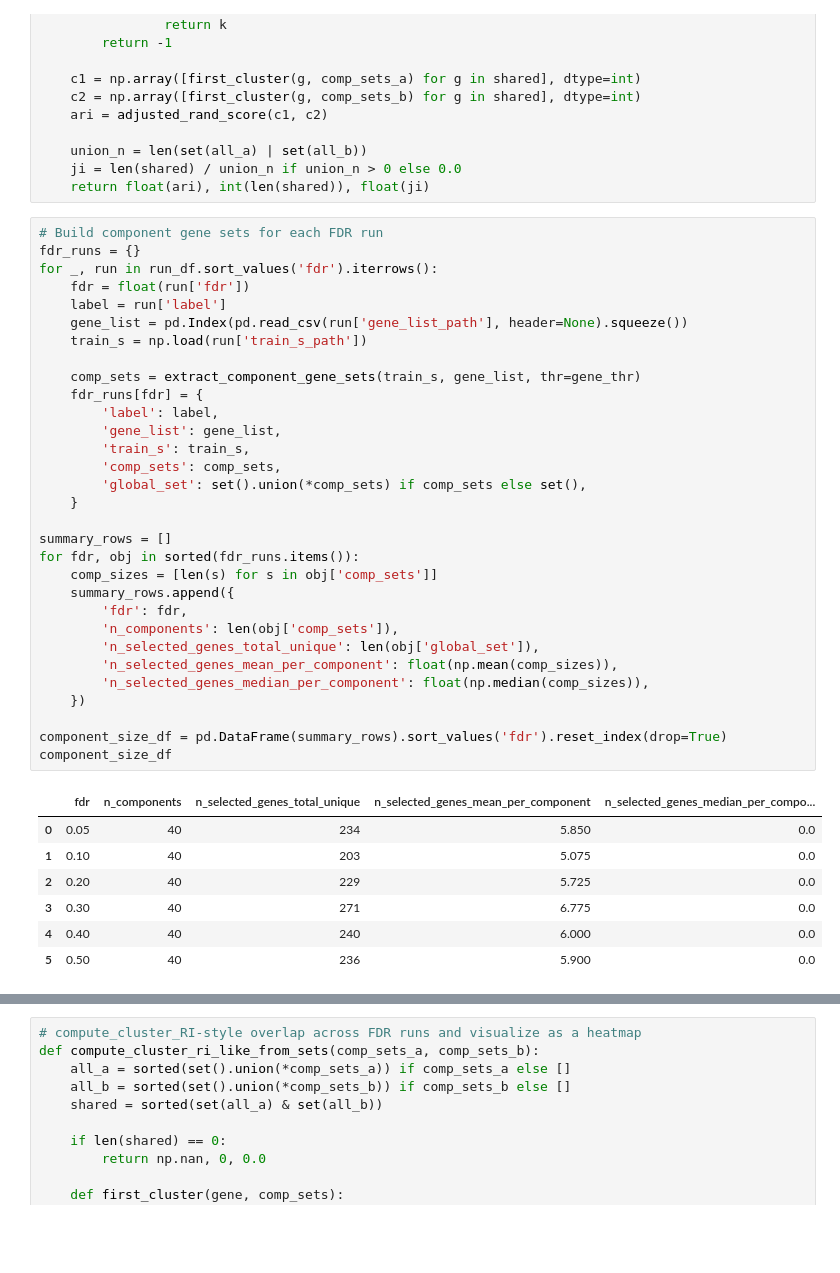
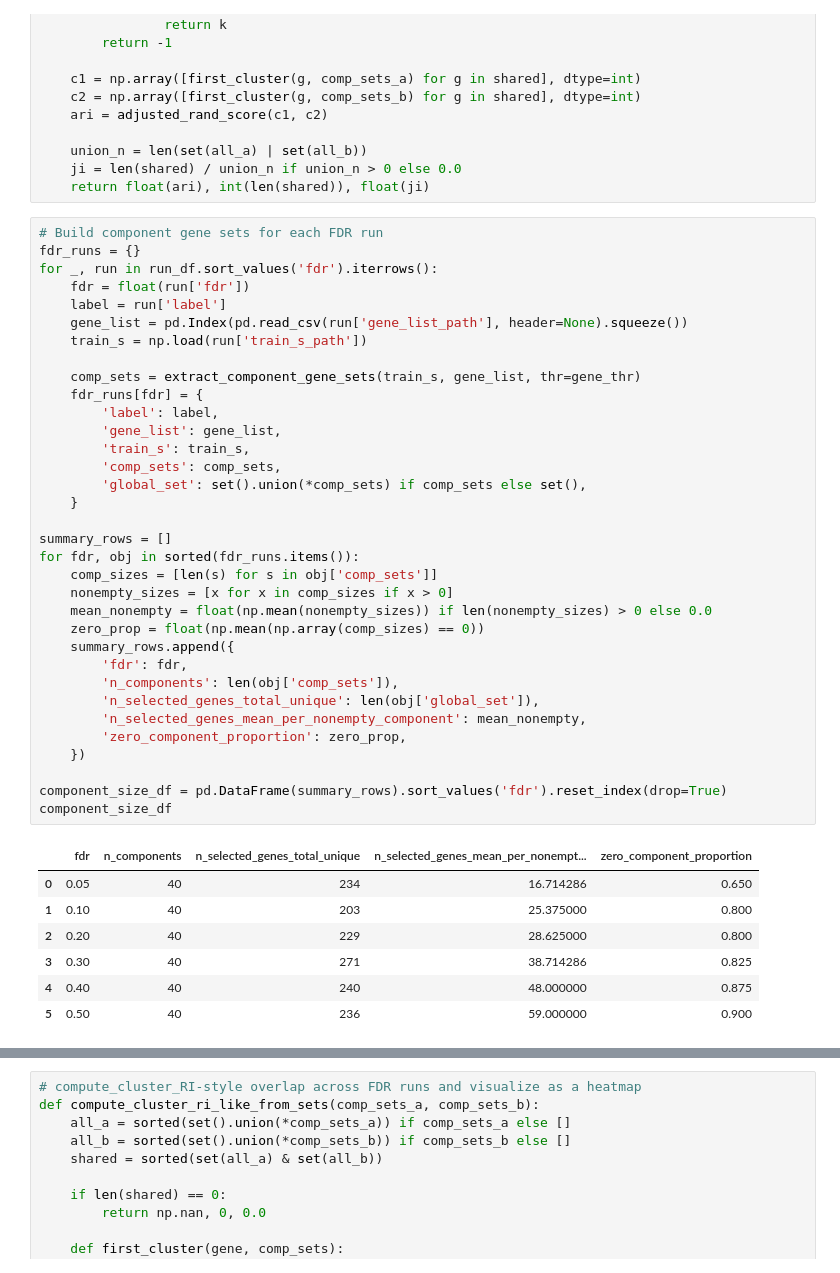
Before and after one commit to Sun-lab/SDAN, a Jupyter notebook: check_de.ipynb, the cells around one changed output, grey strips where cells are left out. Cells and saved outputs as stored; diff of their text form; blank space fills up the shorter version.

```diff
--- a/check_de.ipynb
+++ b/check_de.ipynb
@@ -466,42 +466,45 @@ def ri_like_first_membership(comp_sets_a, comp_sets_b):
 # %%
 # Build component gene sets for each FDR run
 fdr_runs = {}
 for _, run in run_df.sort_values('fdr').iterrows():
     fdr = float(run['fdr'])
     label = run['label']
     gene_list = pd.Index(pd.read_csv(run['gene_list_path'], header=None).squeeze())
     train_s = np.load(run['train_s_path'])
 
     comp_sets = extract_component_gene_sets(train_s, gene_list, thr=gene_thr)
     fdr_runs[fdr] = {
         'label': label,
         'gene_list': gene_list,
         'train_s': train_s,
         'comp_sets': comp_sets,
         'global_set': set().union(*comp_sets) if comp_sets else set(),
     }
 
 summary_rows = []
 for fdr, obj in sorted(fdr_runs.items()):
     comp_sizes = [len(s) for s in obj['comp_sets']]
+    nonempty_sizes = [x for x in comp_sizes if x > 0]
+    mean_nonempty = float(np.mean(nonempty_sizes)) if len(nonempty_sizes) > 0 else 0.0
+    zero_prop = float(np.mean(np.array(comp_sizes) == 0))
     summary_rows.append({
         'fdr': fdr,
         'n_components': len(obj['comp_sets']),
         'n_selected_genes_total_unique': len(obj['global_set']),
-        'n_selected_genes_mean_per_component': float(np.mean(comp_sizes)),
-        'n_selected_genes_median_per_component': float(np.median(comp_sizes)),
+        'n_selected_genes_mean_per_nonempty_component': mean_nonempty,
+        'zero_component_proportion': zero_prop,
     })
 
 component_size_df = pd.DataFrame(summary_rows).sort_values('fdr').reset_index(drop=True)
 component_size_df
 # %% [output]
-|  | fdr | n_components | n_selected_genes_total_unique | n_selected_genes_mean_per_component | n_selected_genes_median_per_compo... |
-| 0 | 0.05 | 40 | 234 | 5.850 | 0.0 |
-| 1 | 0.10 | 40 | 203 | 5.075 | 0.0 |
-| 2 | 0.20 | 40 | 229 | 5.725 | 0.0 |
-| 3 | 0.30 | 40 | 271 | 6.775 | 0.0 |
-| 4 | 0.40 | 40 | 240 | 6.000 | 0.0 |
-| 5 | 0.50 | 40 | 236 | 5.900 | 0.0 |
+|  | fdr | n_components | n_selected_genes_total_unique | n_selected_genes_mean_per_nonempt... | zero_component_proportion |
+| 0 | 0.05 | 40 | 234 | 16.714286 | 0.650 |
+| 1 | 0.10 | 40 | 203 | 25.375000 | 0.800 |
+| 2 | 0.20 | 40 | 229 | 28.625000 | 0.800 |
+| 3 | 0.30 | 40 | 271 | 38.714286 | 0.825 |
+| 4 | 0.40 | 40 | 240 | 48.000000 | 0.875 |
+| 5 | 0.50 | 40 | 236 | 59.000000 | 0.900 |
 # %%
 # Plot only Jaccard similarity (global gene-set Jaccard) across FDR runs
 def to_sym_matrix(df, value_col):
```
Also changed, not shown: parts of 2 cells of this notebook, 4 other files.
